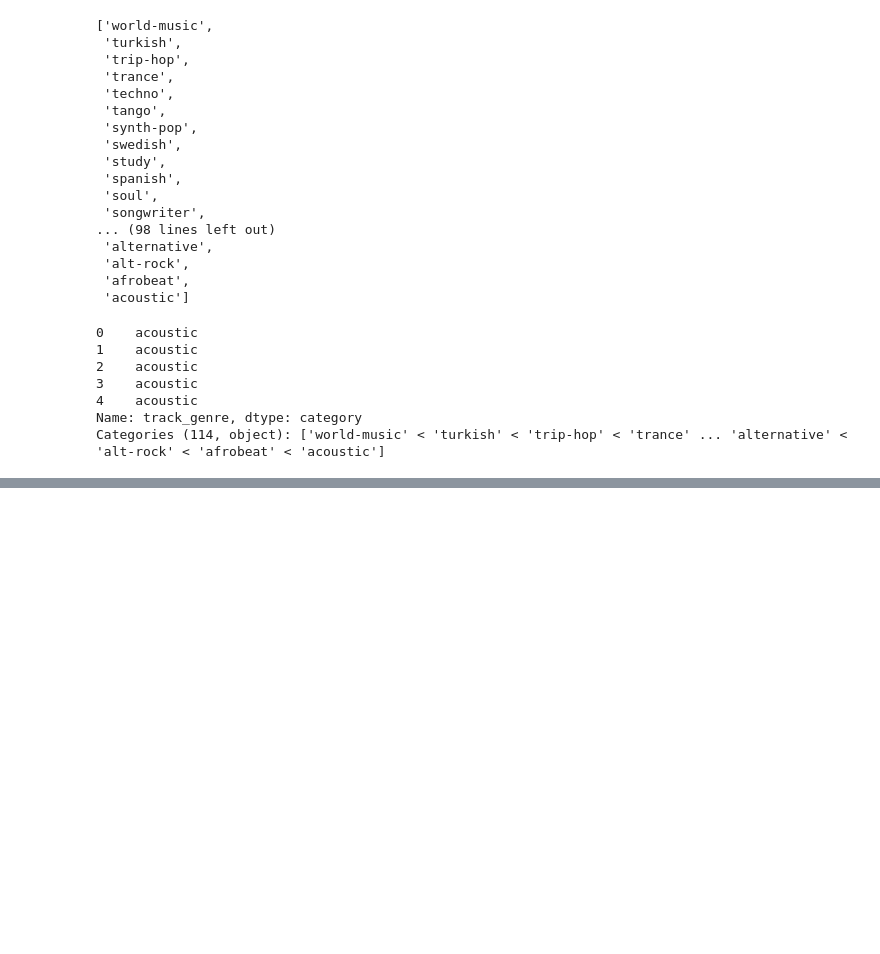
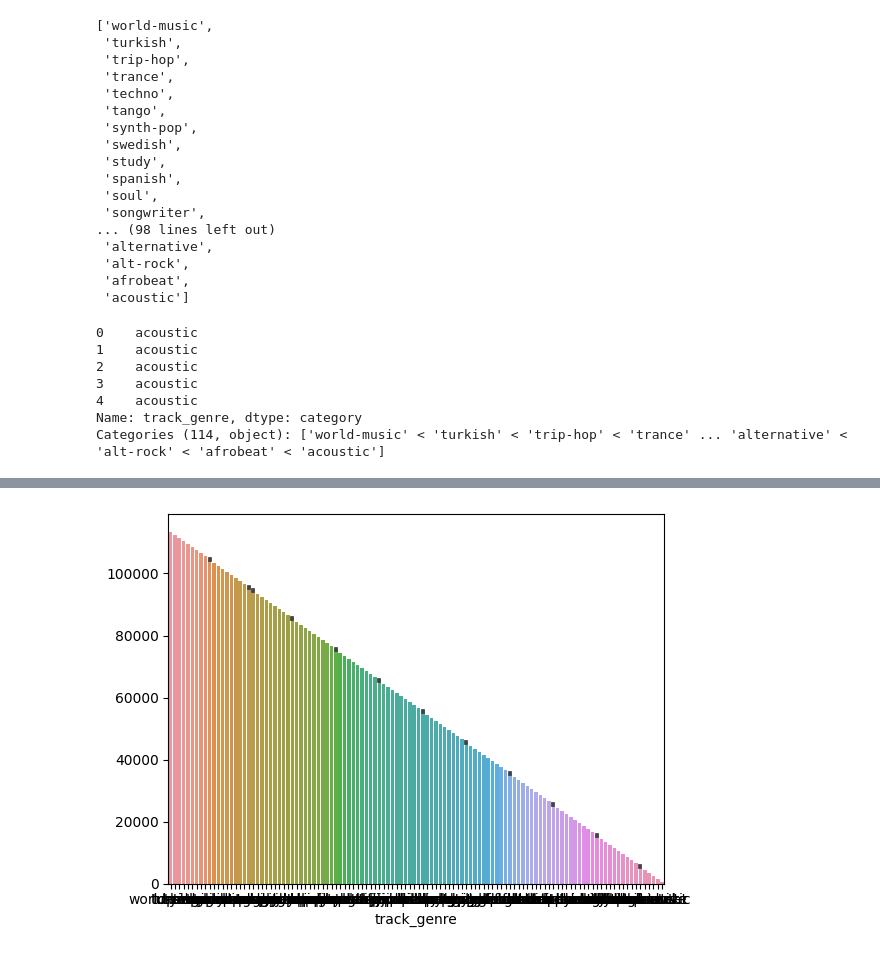
Before and after one commit to elifnuryaygin03/elifnuryaygin, a Jupyter notebook: notebook3b8a5575bd.ipynb, the cells around one changed output, grey strips where cells are left out. Cells and saved outputs as stored; diff of their text form; code cells hidden in the pictures; blank space fills up the shorter version.

```diff
--- a/notebook3b8a5575bd.ipynb
+++ b/notebook3b8a5575bd.ipynb
@@ -881,0 +897,4 @@ Categories (114, object): ['world-music' < 'turkish' < 'trip-hop' < 'trance' ...
+# %%
+sns.barplot(data = df, x = "track_genre", y = df.track_genre.index);
+# %% [output]
+[figure, added]
```
Also changed, not shown: parts of 3 cells of this notebook.
